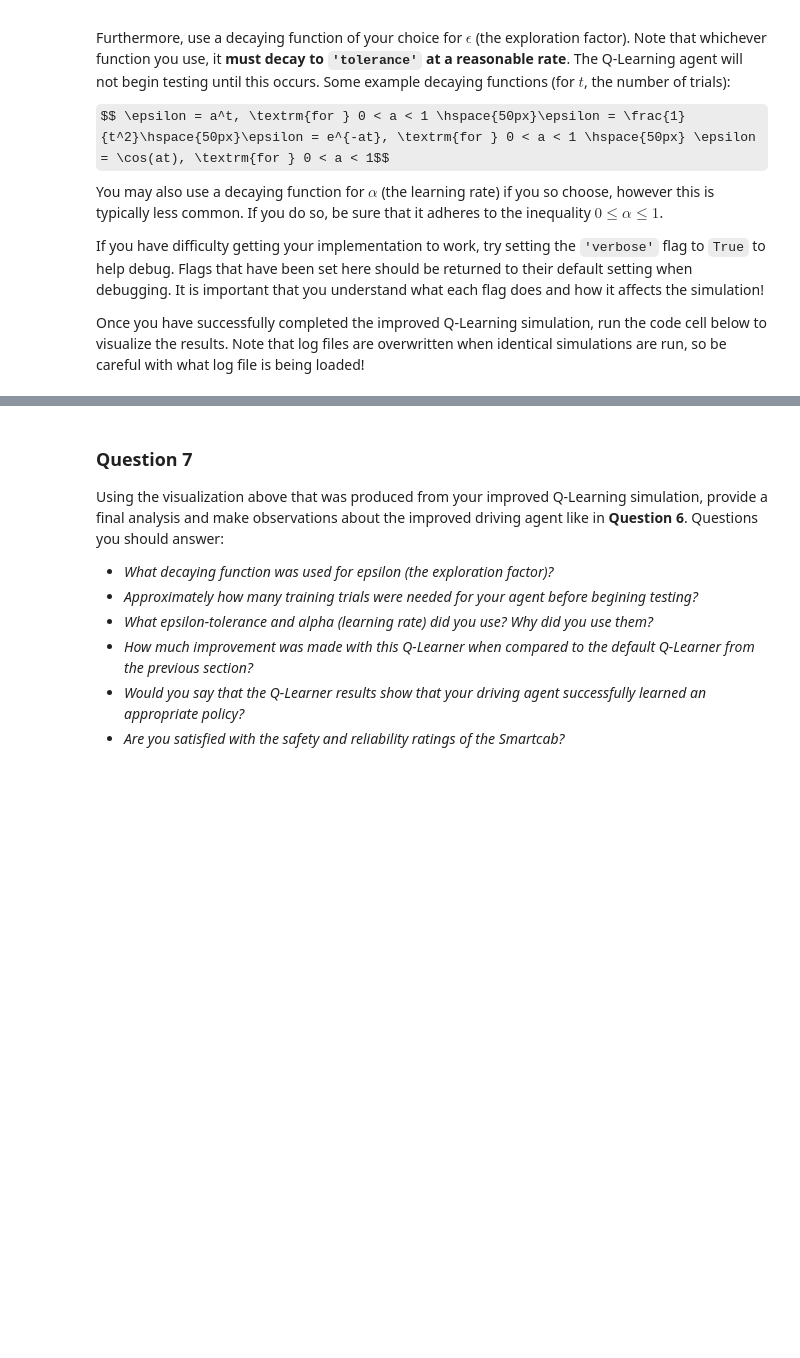
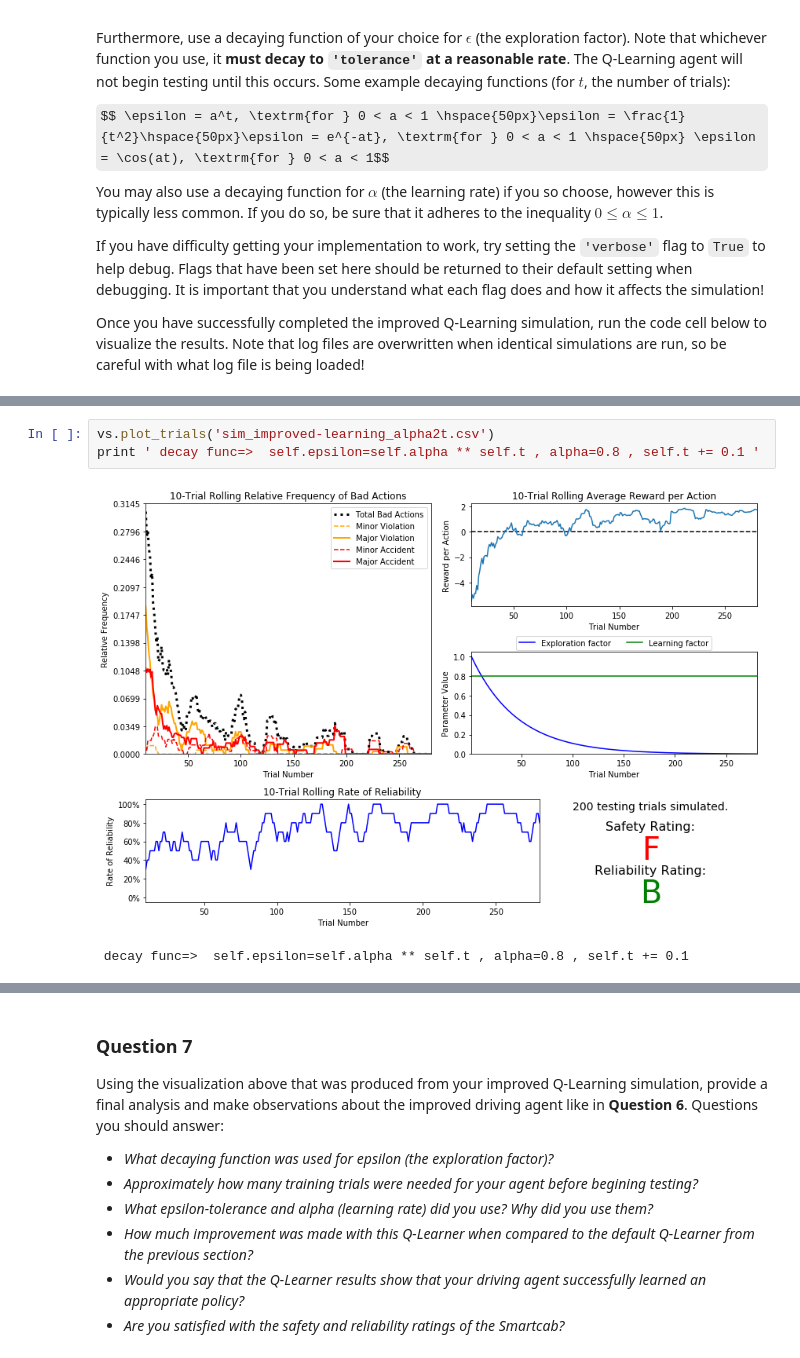
Before and after one commit to lalitsomnathe/machine-learning-master-UdacityND, a Jupyter notebook: smartcab/smartcab.ipynb, the cells around one changed output, grey strips where cells are left out. Saved outputs shown, nothing was run; the diff lists cells and outputs as text; some formulas as TeX source; blank space fills up the shorter version.

```diff
--- a/smartcab/smartcab.ipynb
+++ b/smartcab/smartcab.ipynb
@@ -280,0 +288,6 @@ vs.plot_trials('sim_improved-learning.csv')
+# %%
+vs.plot_trials('sim_improved-learning_alpha2t.csv')
+print ' decay func=>  self.epsilon=self.alpha ** self.t , alpha=0.8 , self.t += 0.1 '
+# %% [output]
+[figure, added]
+ decay func=>  self.epsilon=self.alpha ** self.t , alpha=0.8 , self.t += 0.1
```
Also changed, not shown: parts of 23 cells of this notebook, 1 other file.
